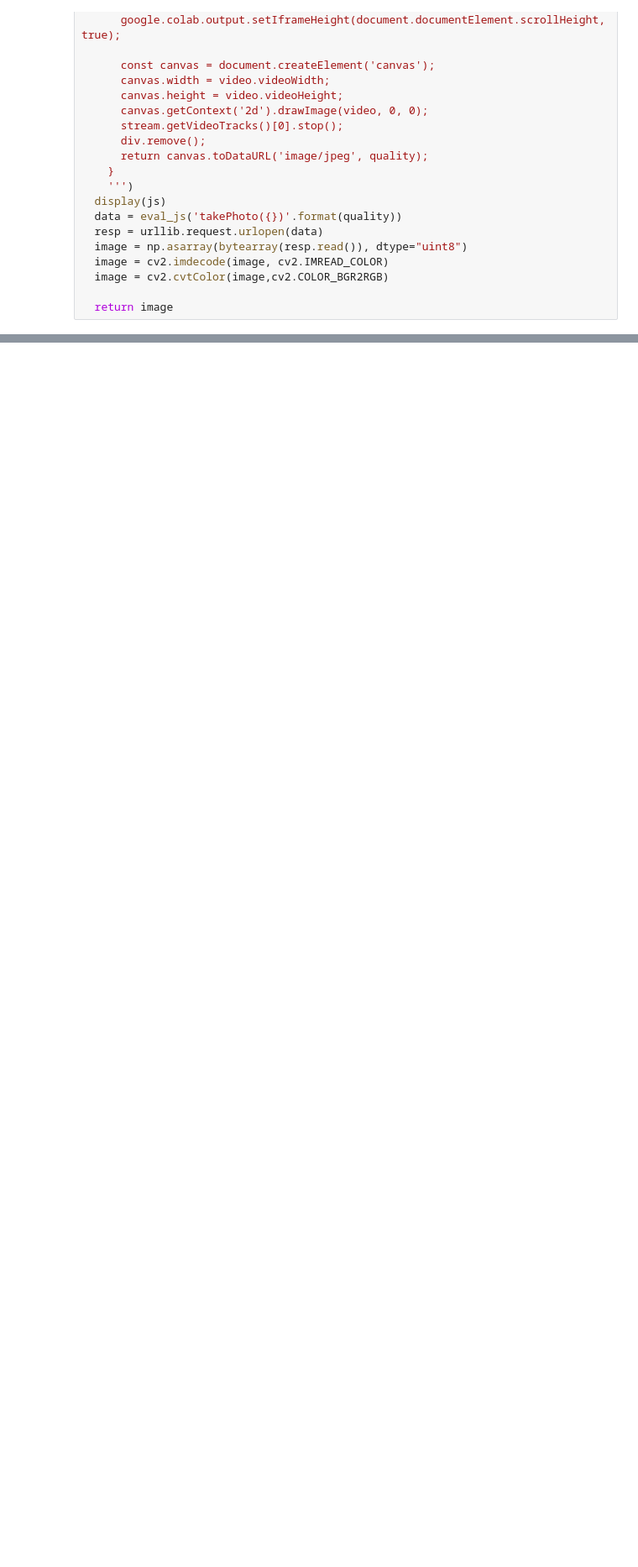
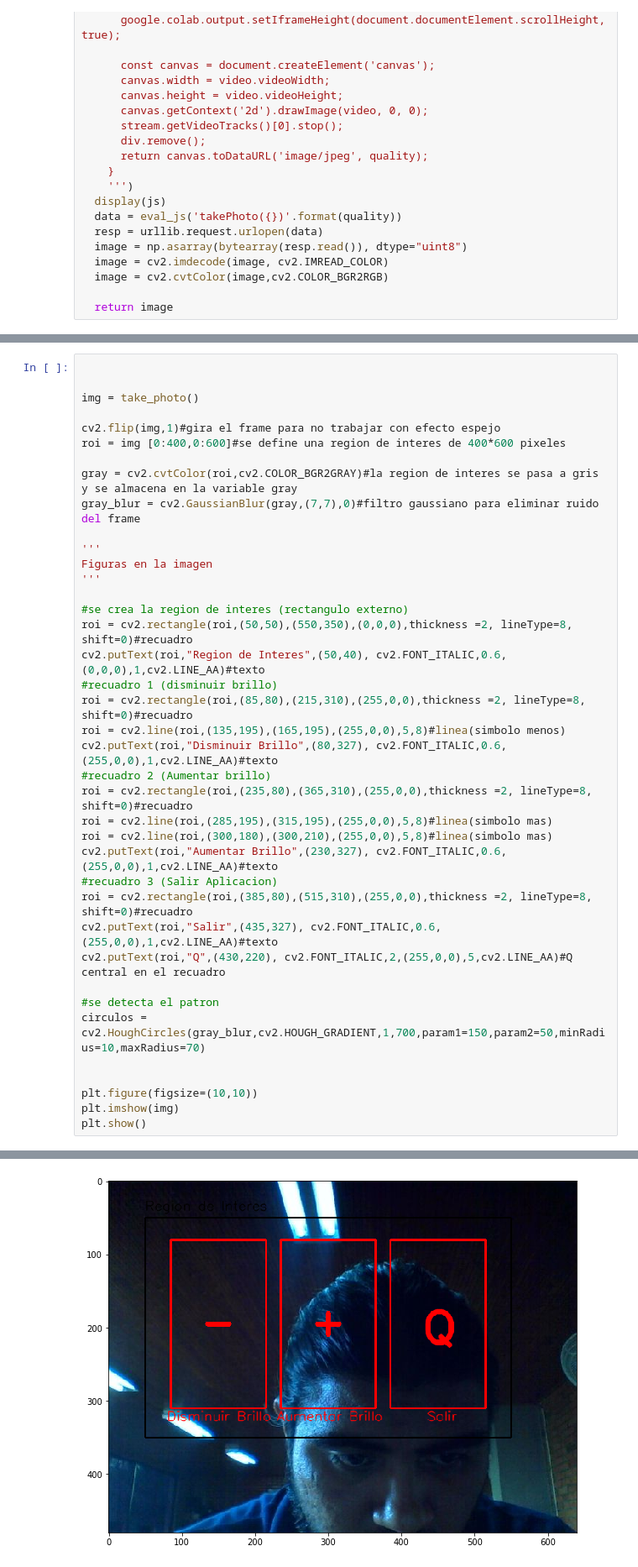
Before and after one commit to waltermayor/DigitalImageProcessing_colab, a Jupyter notebook: Lab2.ipynb, the cells around one changed output, grey strips where cells are left out. Shown at 84% size. Drawn from its saved outputs; the diff is of its cells as text; blank space fills up the shorter version.

```diff
--- a/Lab2.ipynb
+++ b/Lab2.ipynb
@@ -58,0 +47,40 @@ plt.show()
+# %%
+
+
+img = take_photo()
+
+cv2.flip(img,1)#gira el frame para no trabajar con efecto espejo
+roi = img [0:400,0:600]#se define una region de interes de 400*600 pixeles
+
+gray = cv2.cvtColor(roi,cv2.COLOR_BGR2GRAY)#la region de interes se pasa a gris y se almacena en la variable gray
+gray_blur = cv2.GaussianBlur(gray,(7,7),0)#filtro gaussiano para eliminar ruido del frame
+
+'''
+Figuras en la imagen
+'''
+
+#se crea la region de interes (rectangulo externo)
+roi = cv2.rectangle(roi,(50,50),(550,350),(0,0,0),thickness =2, lineType=8, shift=0)#recuadro
+cv2.putText(roi,"Region de Interes",(50,40), cv2.FONT_ITALIC,0.6,(0,0,0),1,cv2.LINE_AA)#texto
+#recuadro 1 (disminuir brillo)
+roi = cv2.rectangle(roi,(85,80),(215,310),(255,0,0),thickness =2, lineType=8, shift=0)#recuadro
+roi = cv2.line(roi,(135,195),(165,195),(255,0,0),5,8)#linea(simbolo menos)
+cv2.putText(roi,"Disminuir Brillo",(80,327), cv2.FONT_ITALIC,0.6,(255,0,0),1,cv2.LINE_AA)#texto
+#recuadro 2 (Aumentar brillo)
+roi = cv2.rectangle(roi,(235,80),(365,310),(255,0,0),thickness =2, lineType=8, shift=0)#recuadro
+roi = cv2.line(roi,(285,195),(315,195),(255,0,0),5,8)#linea(simbolo mas)
+roi = cv2.line(roi,(300,180),(300,210),(255,0,0),5,8)#linea(simbolo mas)
+cv2.putText(roi,"Aumentar Brillo",(230,327), cv2.FONT_ITALIC,0.6,(255,0,0),1,cv2.LINE_AA)#texto
+#recuadro 3 (Salir Aplicacion)
+roi = cv2.rectangle(roi,(385,80),(515,310),(255,0,0),thickness =2, lineType=8, shift=0)#recuadro
+cv2.putText(roi,"Salir",(435,327), cv2.FONT_ITALIC,0.6,(255,0,0),1,cv2.LINE_AA)#texto
+cv2.putText(roi,"Q",(430,220), cv2.FONT_ITALIC,2,(255,0,0),5,cv2.LINE_AA)#Q central en el recuadro
+
+#se detecta el patron
+circulos = cv2.HoughCircles(gray_blur,cv2.HOUGH_GRADIENT,1,700,param1=150,param2=50,minRadius=10,maxRadius=70)
+
+
+plt.figure(figsize=(10,10))
+plt.imshow(img)
+plt.show()
+# %% [output]
@@ -58,0 +88 @@ plt.show()
+[figure, added]
```
Also changed, not shown: parts of 2 cells of this notebook.
